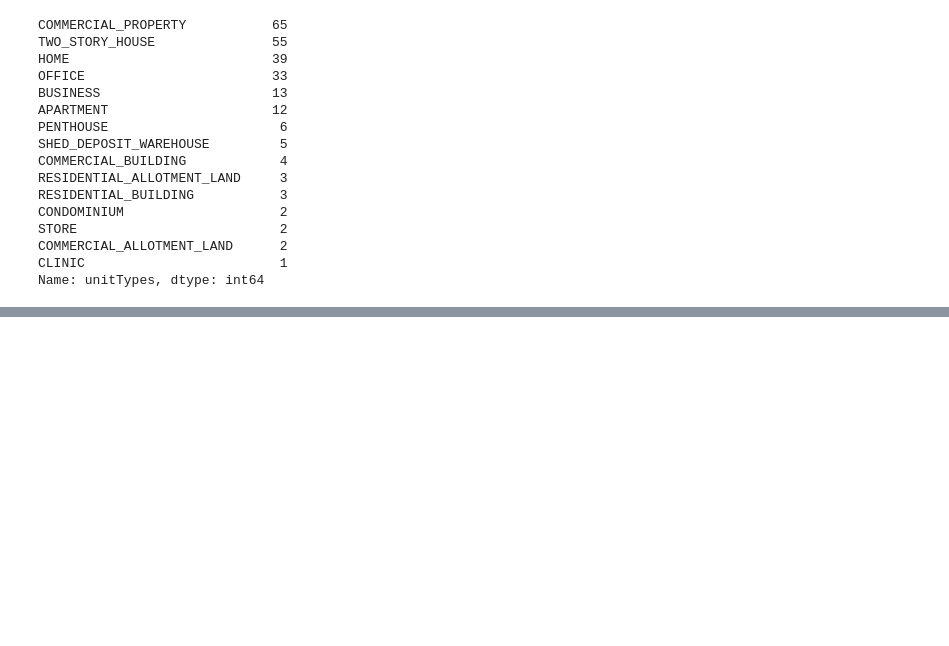
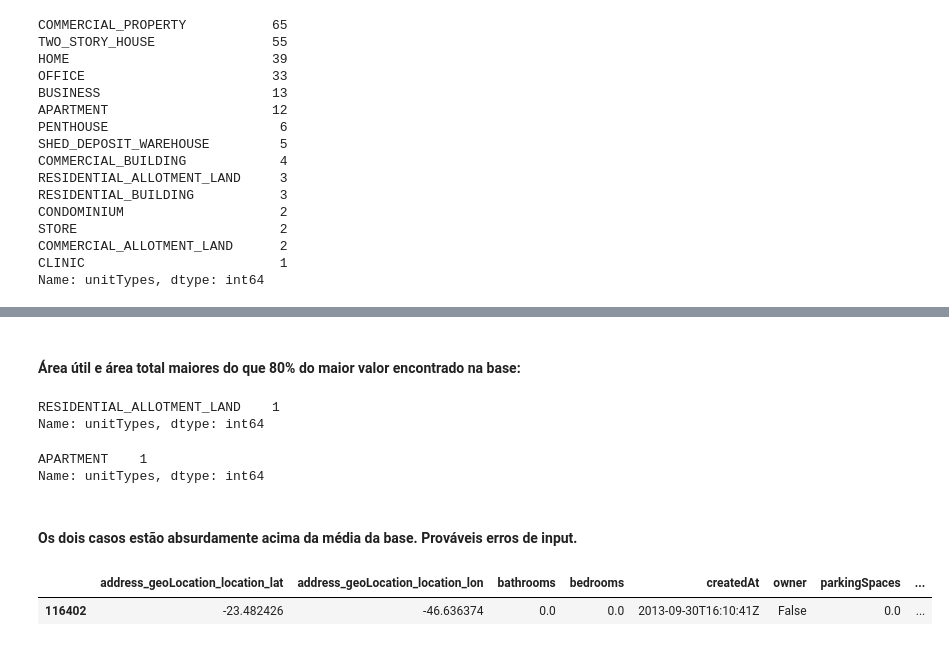
Before and after one commit to fbarscevicius/grupo-zap-ds-challenge, a Jupyter notebook: code/grupo_zap_challenge.ipynb, the cells around one changed output, grey strips where cells are left out. Cells and saved outputs as stored; diff of their text form; code cells hidden in the pictures; blank space fills up the shorter version.

```diff
--- a/code/grupo_zap_challenge.ipynb
+++ b/code/grupo_zap_challenge.ipynb
@@ -359,0 +400,19 @@ Name: unitTypes, dtype: int64
+# %% [markdown]
+#### Área útil e área total maiores do que 80% do maior valor encontrado na base:
+# %%
+df_train[df_train.usableAreas > (max(df_train.usableAreas) * 0.8)].unitTypes.value_counts()
+# %% [output]
+RESIDENTIAL_ALLOTMENT_LAND    1
+Name: unitTypes, dtype: int64
+# %%
+df_train[df_train.totalAreas > (max(df_train.totalAreas) * 0.8)].unitTypes.value_counts()
+# %% [output]
+APARTMENT    1
+Name: unitTypes, dtype: int64
+# %% [markdown]
+#### Os dois casos estão absurdamente acima da média da base. Prováveis erros de input.
+# %%
+df_train[df_train.usableAreas > (max(df_train.usableAreas) * 0.8)]
+# %% [output]
+|  | address_geoLocation_location_lat | address_geoLocation_location_lon | bathrooms | bedrooms | createdAt | owner | parkingSpaces | ... |
+| 116402 | -23.482426 | -46.636374 | 0.0 | 0.0 | 2013-09-30T16:10:41Z | False | 0.0 | ... |
```
Also changed, not shown: parts of 15 cells of this notebook.
